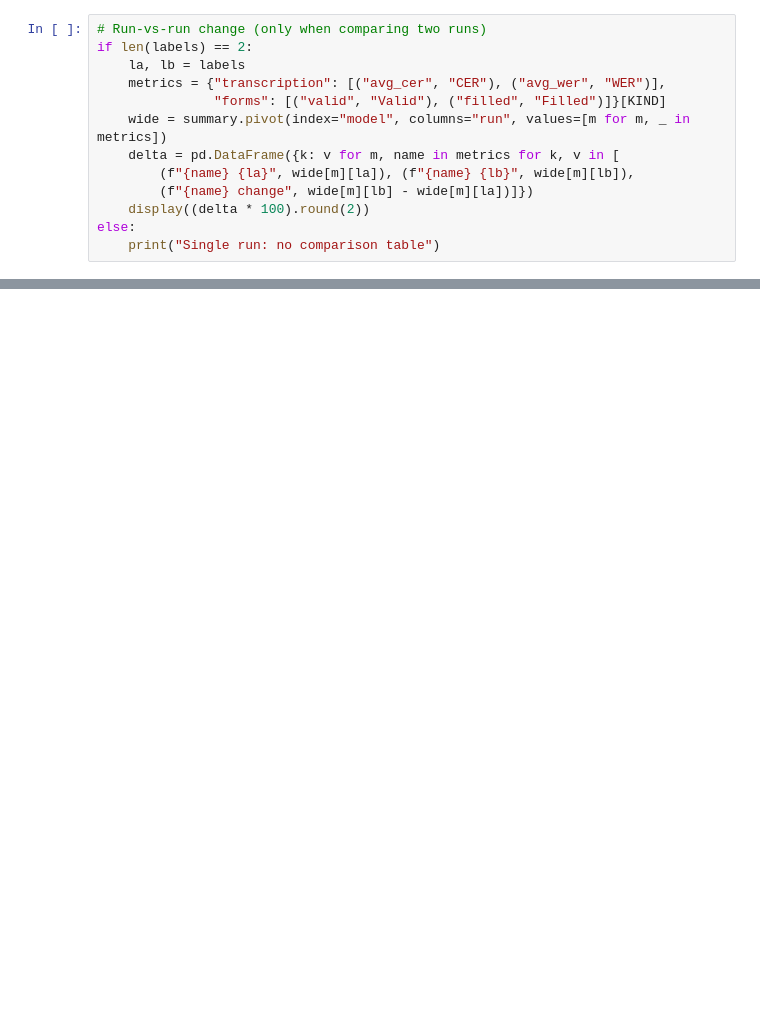
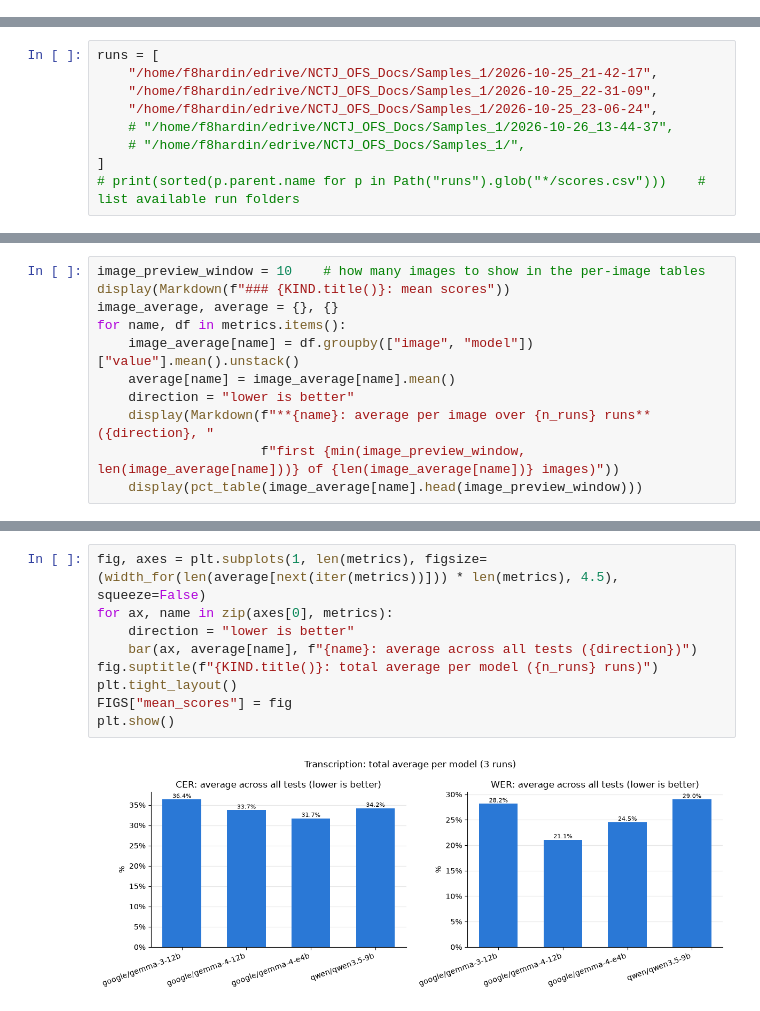
Before and after one commit to F8Hardin/Handwriting-Transcription-With-VLLM, a Jupyter notebook: llm_analysis.ipynb, the cells around one changed output, grey strips where cells are left out. Drawn from its saved outputs; the diff is of its cells as text; blank space fills up the shorter version.

Commit message:
Analysis notebook clean up
STD and Mean of each test calculated and displayed in charts and bar graphs.

```diff
--- a/llm_analysis.ipynb
+++ b/llm_analysis.ipynb
@@ -81,13 +0,0 @@ summary
-# %%
-# Run-vs-run change (only when comparing two runs)
-if len(labels) == 2:
-    la, lb = labels
-    metrics = {"transcription": [("avg_cer", "CER"), ("avg_wer", "WER")],
-               "forms": [("valid", "Valid"), ("filled", "Filled")]}[KIND]
-    wide = summary.pivot(index="model", columns="run", values=[m for m, _ in metrics])
-    delta = pd.DataFrame({k: v for m, name in metrics for k, v in [
-        (f"{name} {la}", wide[m][la]), (f"{name} {lb}", wide[m][lb]),
-        (f"{name} change", wide[m][lb] - wide[m][la])]})
-    display((delta * 100).round(2))
-else:
-    print("Single run: no comparison table")
@@ -206,0 +7,9 @@ if KIND == "forms":
+# %%
+runs = [
+    "/home/f8hardin/edrive/NCTJ_OFS_Docs/Samples_1/2026-10-25_21-42-17",
+    "/home/f8hardin/edrive/NCTJ_OFS_Docs/Samples_1/2026-10-25_22-31-09",
+    "/home/f8hardin/edrive/NCTJ_OFS_Docs/Samples_1/2026-10-25_23-06-24",
+    # "/home/f8hardin/edrive/NCTJ_OFS_Docs/Samples_1/2026-10-26_13-44-37",
+    # "/home/f8hardin/edrive/NCTJ_OFS_Docs/Samples_1/",
+]
+# print(sorted(p.parent.name for p in Path("runs").glob("*/scores.csv")))    # list available run folders
@@ -206,0 +98,11 @@ if KIND == "forms":
+# %%
+image_preview_window = 10    # how many images to show in the per-image tables
+display(Markdown(f"### {KIND.title()}: mean scores"))
+image_average, average = {}, {}
+for name, df in metrics.items():
+    image_average[name] = df.groupby(["image", "model"])["value"].mean().unstack()
+    average[name] = image_average[name].mean()
+    direction = "lower is better"
+    display(Markdown(f"**{name}: average per image over {n_runs} runs** ({direction}, "
+                     f"first {min(image_preview_window, len(image_average[name]))} of {len(image_average[name])} images)"))
+    display(pct_table(image_average[name].head(image_preview_window)))
@@ -206,0 +125,11 @@ if KIND == "forms":
+# %%
+fig, axes = plt.subplots(1, len(metrics), figsize=(width_for(len(average[next(iter(metrics))])) * len(metrics), 4.5), squeeze=False)
+for ax, name in zip(axes[0], metrics):
+    direction = "lower is better"
+    bar(ax, average[name], f"{name}: average across all tests ({direction})")
+fig.suptitle(f"{KIND.title()}: total average per model ({n_runs} runs)")
+plt.tight_layout()
+FIGS["mean_scores"] = fig
+plt.show()
+# %% [output]
+[figure, added]
```
Also changed, not shown: parts of 26 cells of this notebook.
